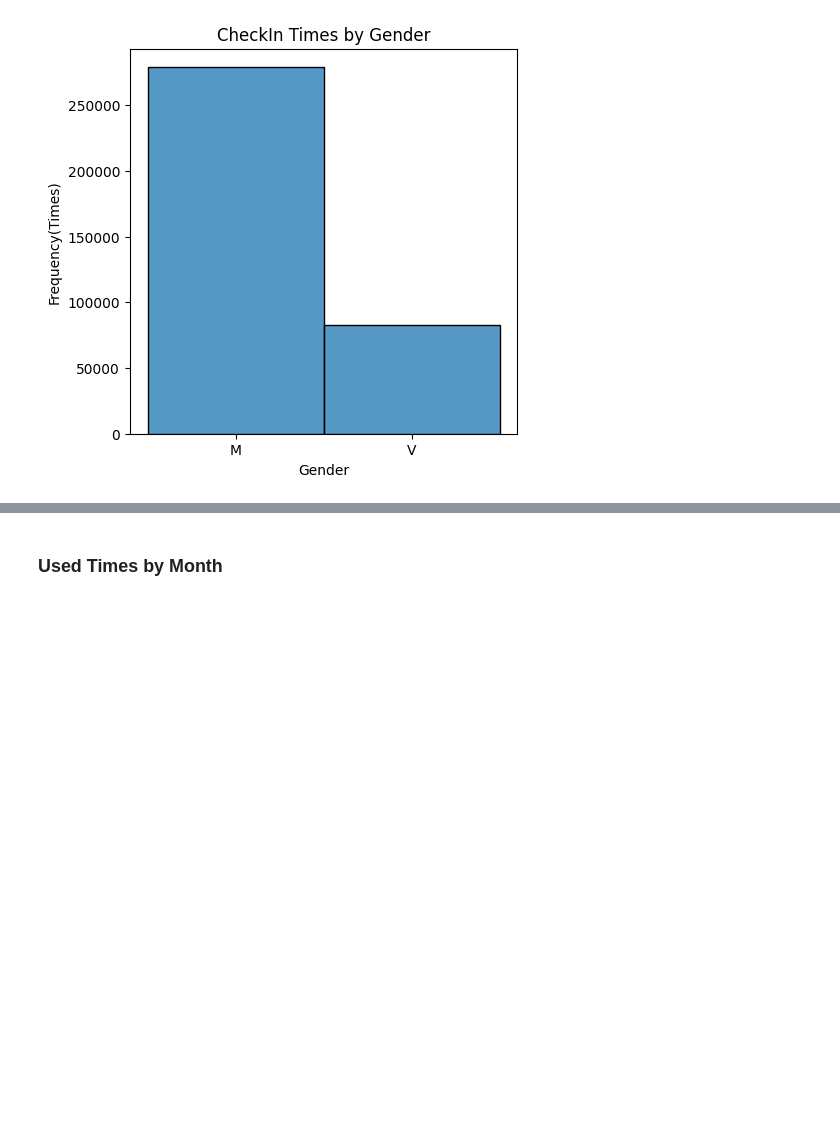
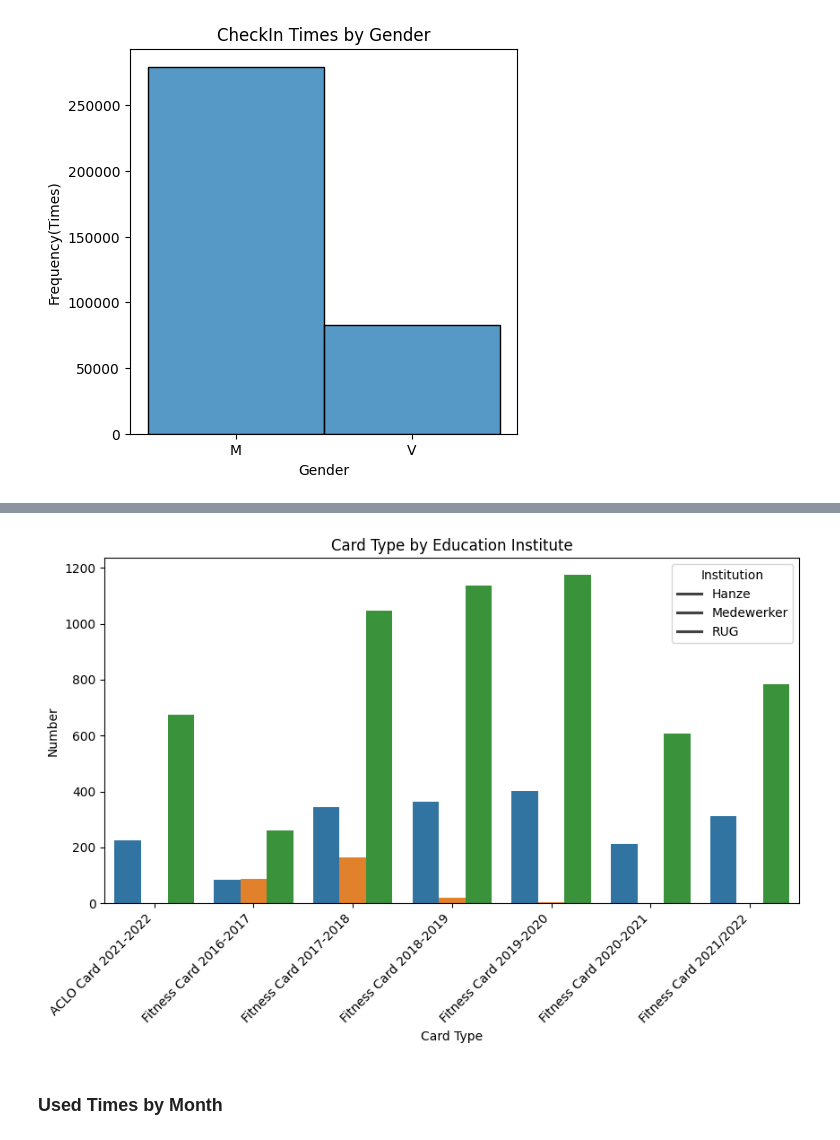
Before and after one commit to mingming2-alya/Business-Analyzing-with-ACLO, a Jupyter notebook: ACLO.ipynb, the cells around one changed output, grey strips where cells are left out. Cells and saved outputs as stored; diff of their text form; code cells hidden in the pictures; blank space fills up the shorter version.

```diff
--- a/ACLO.ipynb
+++ b/ACLO.ipynb
@@ -378,0 +521,5 @@ plt.show()
+# %%
+numEduCard = checkinDF[checkinDF["Card Type"].str.contains("ACLO Card|Fitness Card", na = False)].\
+    groupby(["Institution", "Card Type"])["Client ID"].nunique().reset_index(name = "Number")
+
+display(numEduCard)
@@ -379,3 +544,17 @@ plt.show()
+# %%
+#plot
+plt.figure(figsize=(10,5))
+holiday = sns.barplot(data = numEduCard, x="Card Type", y="Number", hue="Institution")
+holiday.set_title("Card Type by Education Institute")
+holiday.set_xlabel("Card Type")
+holiday.set_ylabel("Number")
+holiday.legend(title = "Institution", labels = ["Hanze", "Medewerker", "RUG"])
+holiday.set_xticklabels(holiday.get_xticklabels(), rotation=45, ha = "right")
+
+
+plt.show()
+# %% [output]
+[figure, added]
 # %% [markdown]
 ### Used Times by Month
 # %%
```
Also changed, not shown: parts of 20 cells of this notebook.
